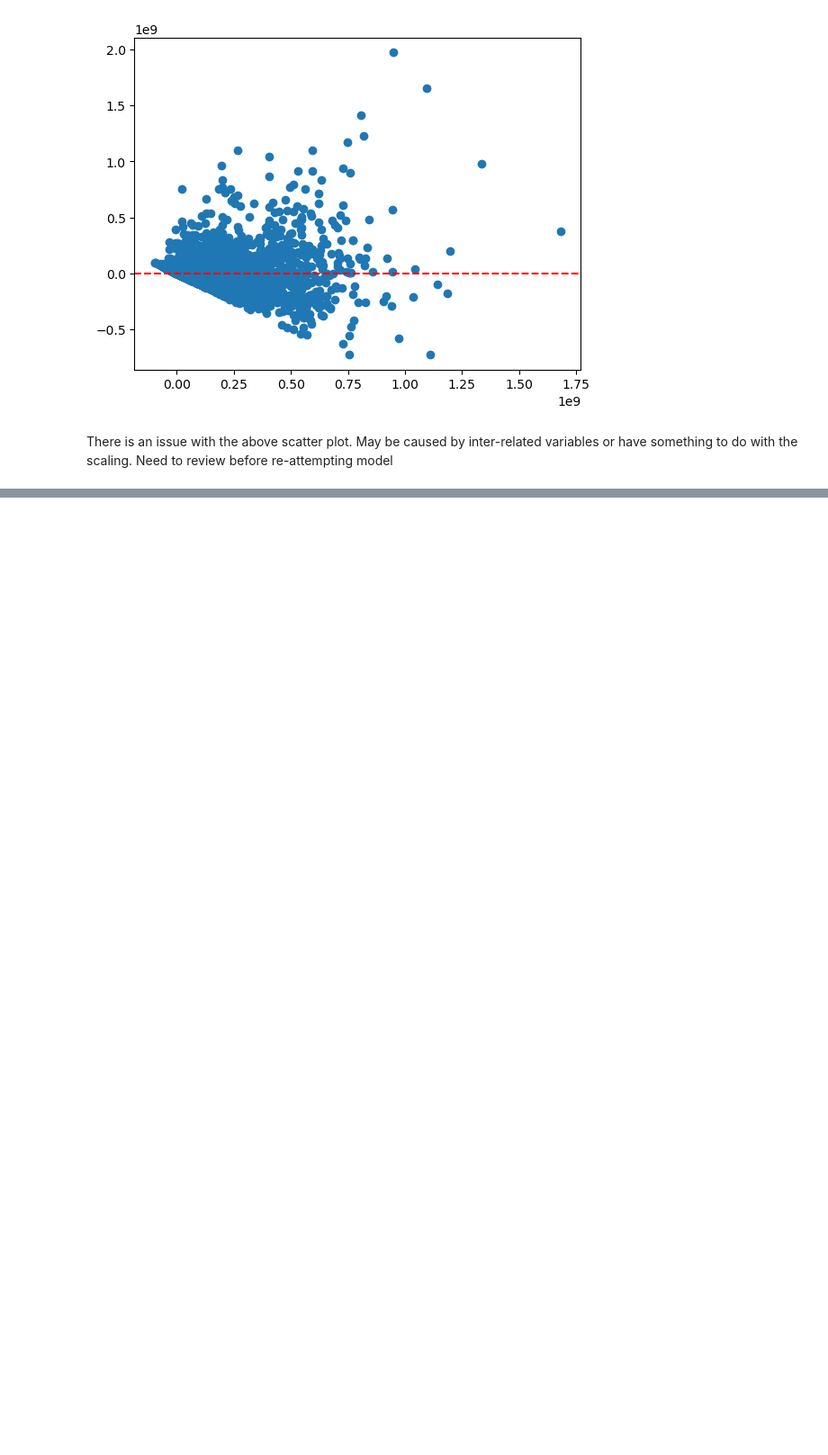
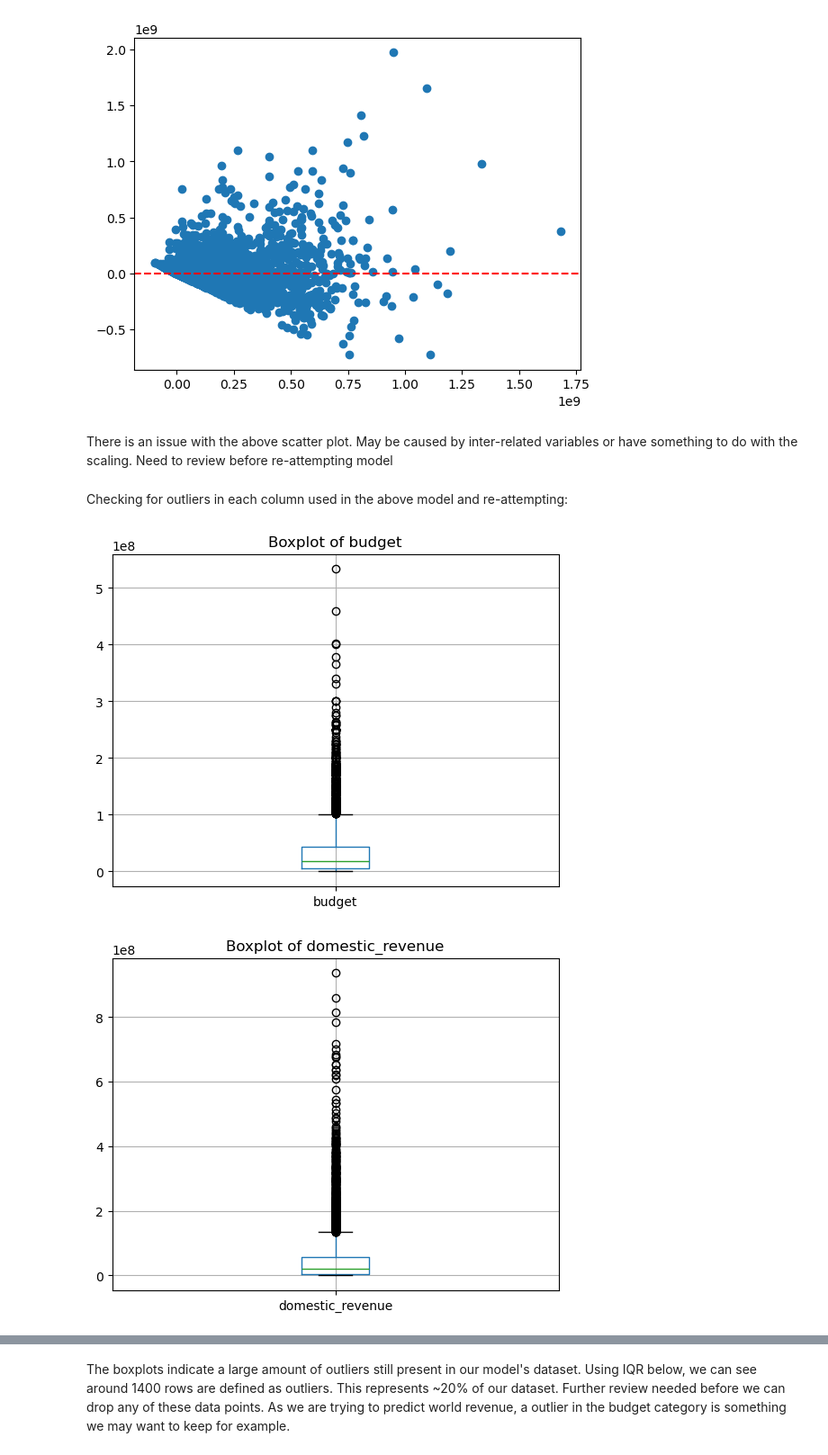
Before and after one commit to ParkerHar/Popular-Movie-Analysis, a Jupyter notebook: NoteBooks/Model.ipynb, the cells around one changed output, grey strips where cells are left out. Shown: that part at 90% size. Cells and saved outputs as stored; diff of their text form; code cells hidden in the pictures; blank space fills up the shorter version.

Commit message:
Checking for outliers and further reviewing if these datapoints should be dropped.

```diff
--- a/NoteBooks/Model.ipynb
+++ b/NoteBooks/Model.ipynb
@@ -209,3 +209,15 @@ plt.show()
 [figure]
 # %% [markdown]
 There is an issue with the above scatter plot. May be caused by inter-related variables or have something to do with the scaling. Need to review before re-attempting model
+# %% [markdown]
+Checking for outliers in each column used in the above model and re-attempting:
+# %%
+# Plot boxplots for each column
+for column in model_df.columns:
+    plt.figure()
+    model_df.boxplot([column])
+    plt.title(f'Boxplot of {column}')
+    plt.show()
+# %% [output]
+[figure, added]
+[figure, added]
@@ -211,0 +229,2 @@ There is an issue with the above scatter plot. May be caused by inter-related va
+# %% [markdown]
+The boxplots indicate a large amount of outliers still present in our model's dataset. Using IQR below, we can see around 1400 rows are defined as outliers. This represents ~20% of our dataset. Further review needed before we can drop any of these data points. As we are trying to predict world revenue, a outlier in the budget category is something we may want to keep for example.
```
Also changed, not shown: parts of 2 cells of this notebook.
